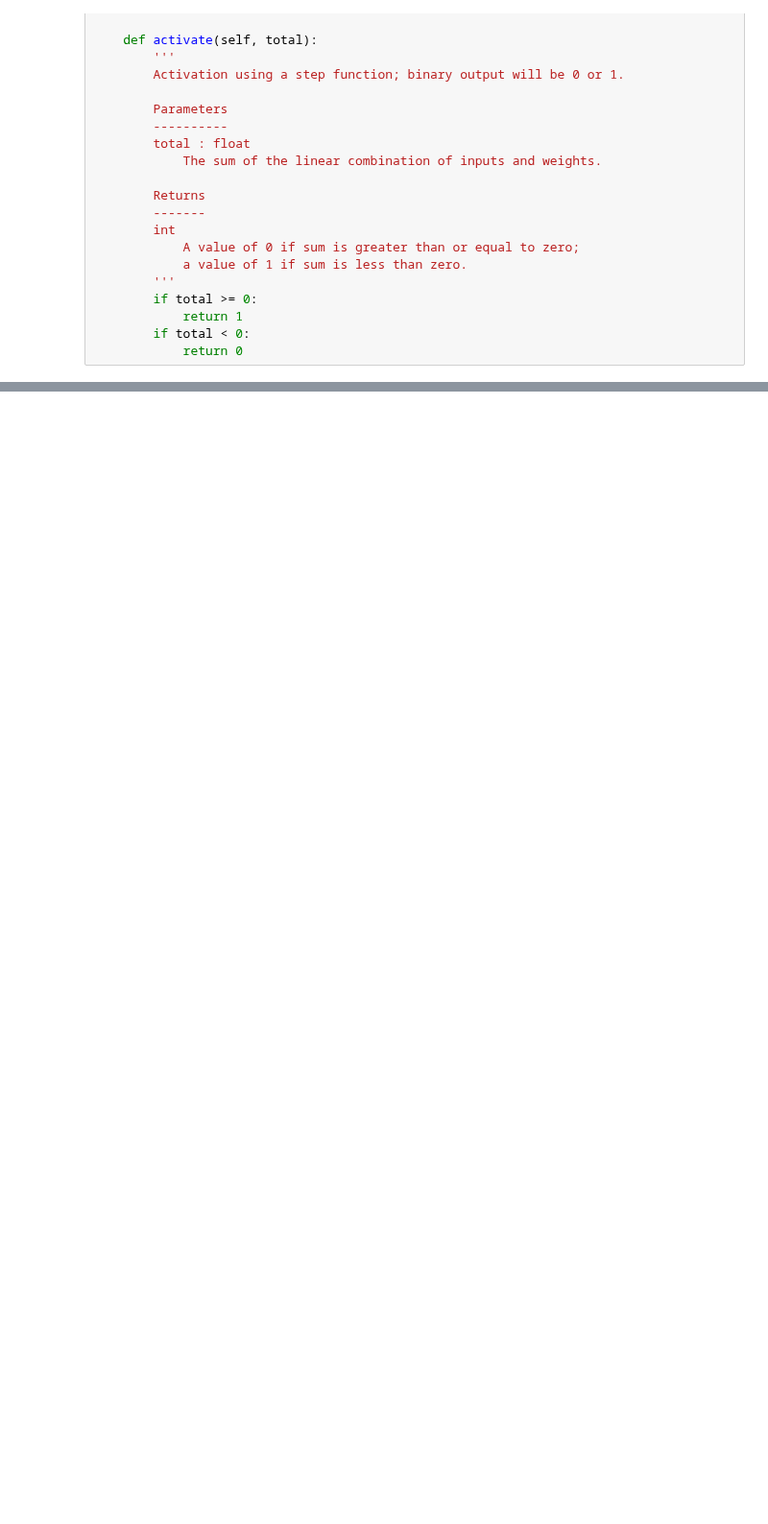
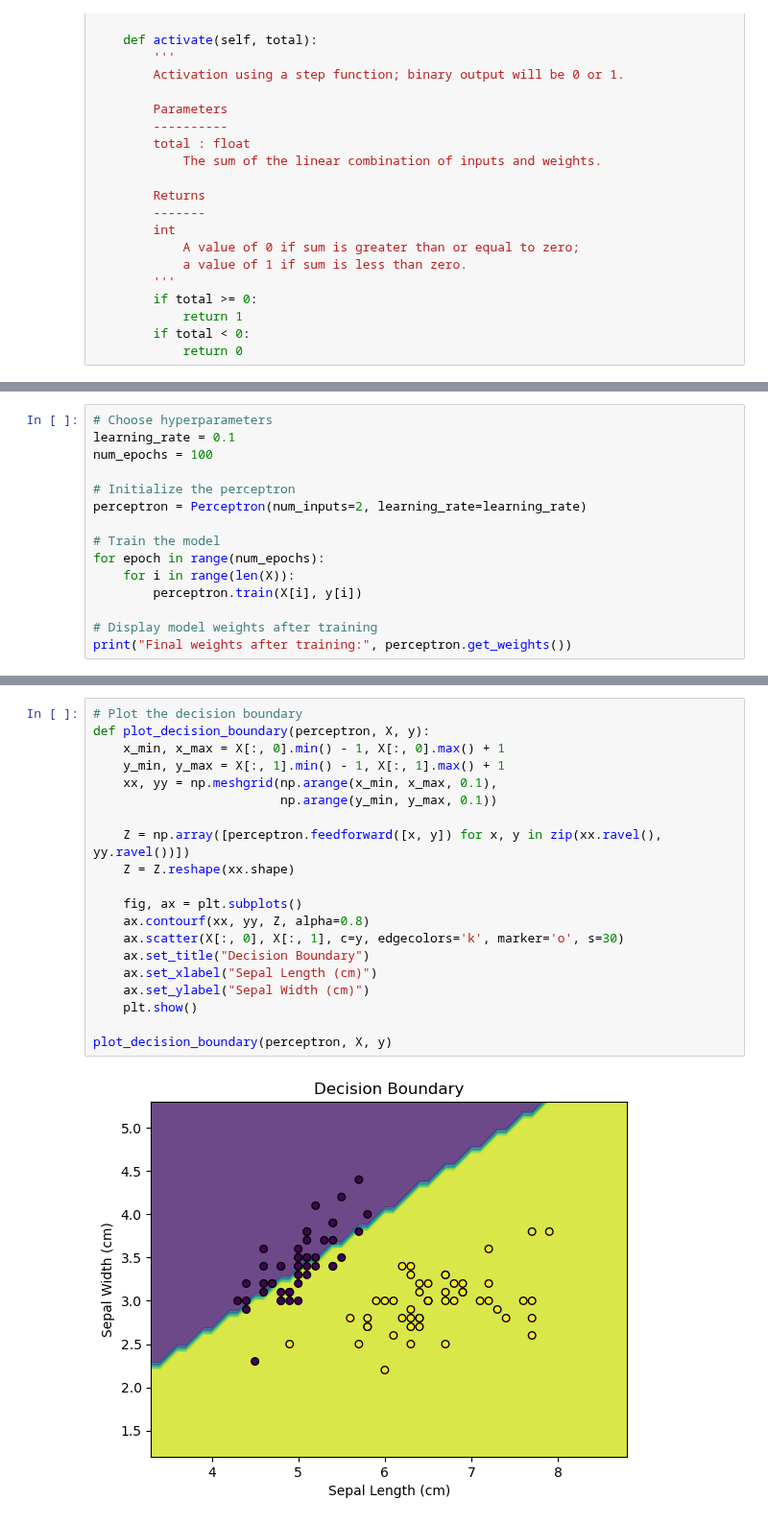
Before and after one commit to mirandabohm/Machine-Learning-Demo-Pack, a Jupyter notebook: Simple_perceptron.ipynb, the cells around one changed output, grey strips where cells are left out. Shown at 96% size. Cells and saved outputs as stored; diff of their text form; blank space fills up the shorter version.

```diff
--- a/Simple_perceptron.ipynb
+++ b/Simple_perceptron.ipynb
@@ -165,0 +243,15 @@ class Perceptron:
+# %%
+# Choose hyperparameters
+learning_rate = 0.1
+num_epochs = 100
+
+# Initialize the perceptron
+perceptron = Perceptron(num_inputs=2, learning_rate=learning_rate)
+
+# Train the model
+for epoch in range(num_epochs):
+    for i in range(len(X)):
+        perceptron.train(X[i], y[i])
+
+# Display model weights after training
+print("Final weights after training:", perceptron.get_weights())
@@ -165,0 +280,22 @@ class Perceptron:
+# %%
+# Plot the decision boundary
+def plot_decision_boundary(perceptron, X, y):
+    x_min, x_max = X[:, 0].min() - 1, X[:, 0].max() + 1
+    y_min, y_max = X[:, 1].min() - 1, X[:, 1].max() + 1
+    xx, yy = np.meshgrid(np.arange(x_min, x_max, 0.1),
+                         np.arange(y_min, y_max, 0.1))
+
+    Z = np.array([perceptron.feedforward([x, y]) for x, y in zip(xx.ravel(), yy.ravel())])
+    Z = Z.reshape(xx.shape)
+
+    fig, ax = plt.subplots()
+    ax.contourf(xx, yy, Z, alpha=0.8)
+    ax.scatter(X[:, 0], X[:, 1], c=y, edgecolors='k', marker='o', s=30)
+    ax.set_title("Decision Boundary")
+    ax.set_xlabel("Sepal Length (cm)")
+    ax.set_ylabel("Sepal Width (cm)")
+    plt.show()
+
+plot_decision_boundary(perceptron, X, y)
+# %% [output]
+[figure, added]
```
Also changed, not shown: parts of 16 cells of this notebook, 7 other files.
